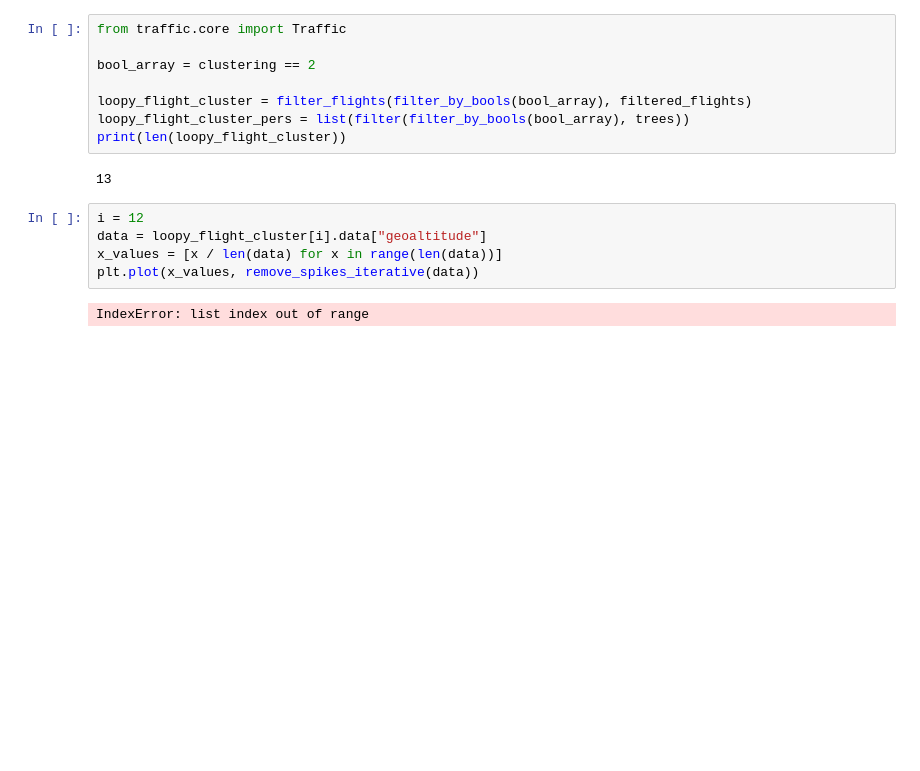
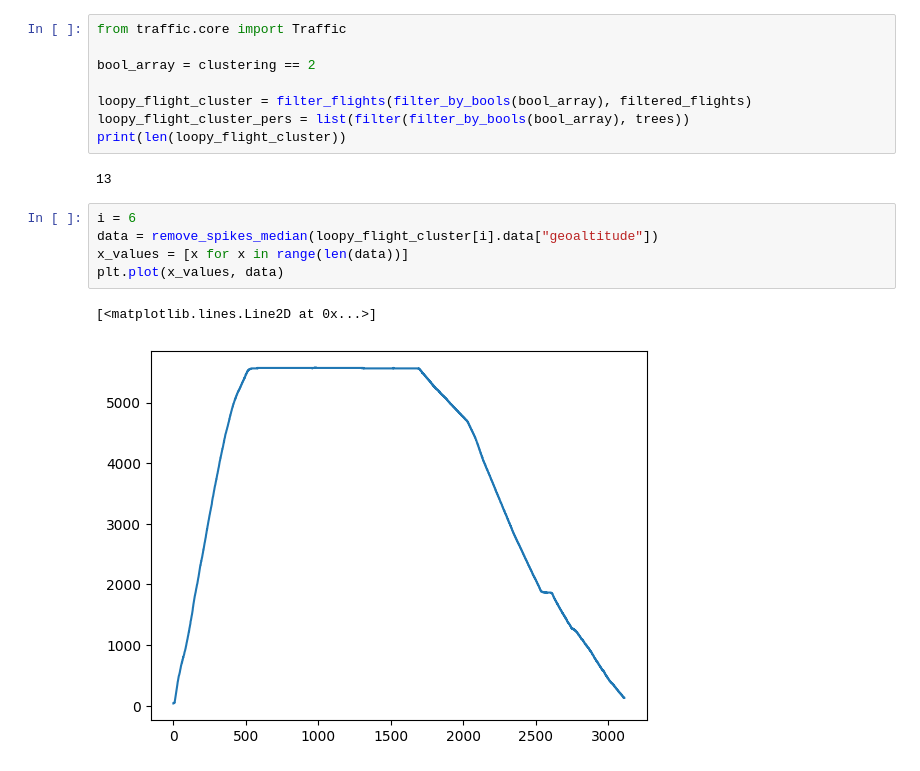
Before and after one commit to tobbensol/masters-thesis, a Jupyter notebook: sub-level set.ipynb, the cells around one changed output. Drawn from its saved outputs; the diff is of its cells as text; blank space fills up the shorter version.

Commit message:
moved some files and replaced the iterative outliar version with a running median version

```diff
--- a/sub-level set.ipynb
+++ b/sub-level set.ipynb
@@ -124,12 +144,13 @@ print(len(loopy_flight_cluster))
 # %% [output]
 13
 # %%
-i = 12
-data = loopy_flight_cluster[i].data["geoaltitude"]
-x_values = [x / len(data) for x in range(len(data))]
-plt.plot(x_values, remove_spikes_iterative(data))
+i = 6
+data = remove_spikes_median(loopy_flight_cluster[i].data["geoaltitude"])
+x_values = [x for x in range(len(data))]
+plt.plot(x_values, data)
 # %% [output]
-IndexError: list index out of range
+[<matplotlib.lines.Line2D at 0x...>]
+[figure, added]
 # %%
 data = loopy_flight_cluster[i].data["geoaltitude"]
 x_values = [x / len(data) for x in range(len(data))]
```
Also changed, not shown: parts of 7 cells of this notebook.
